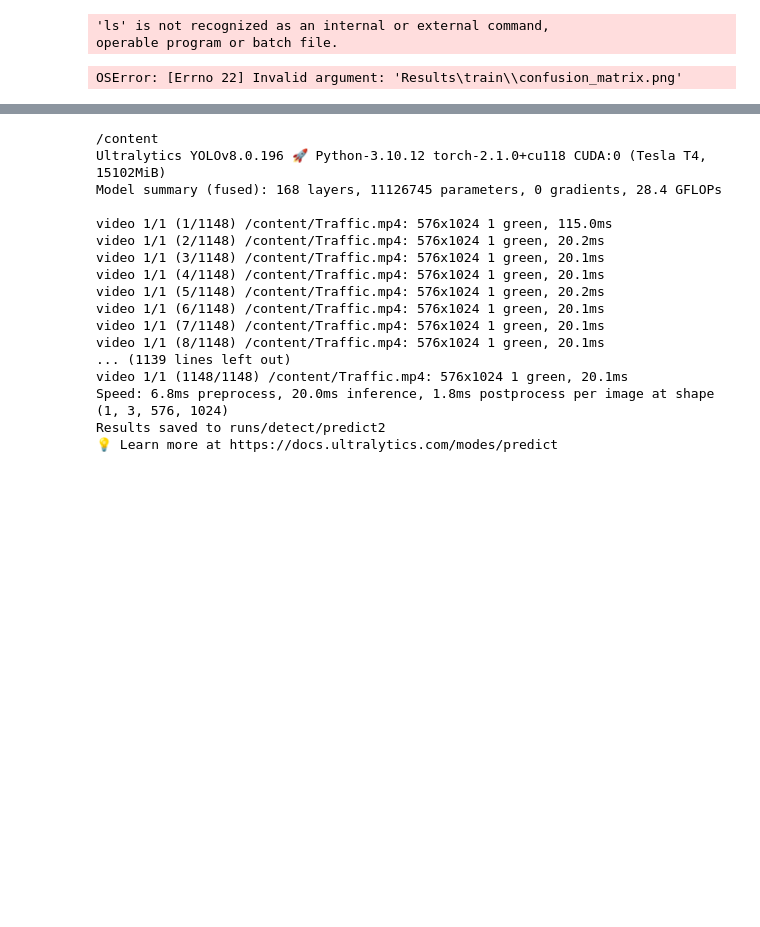
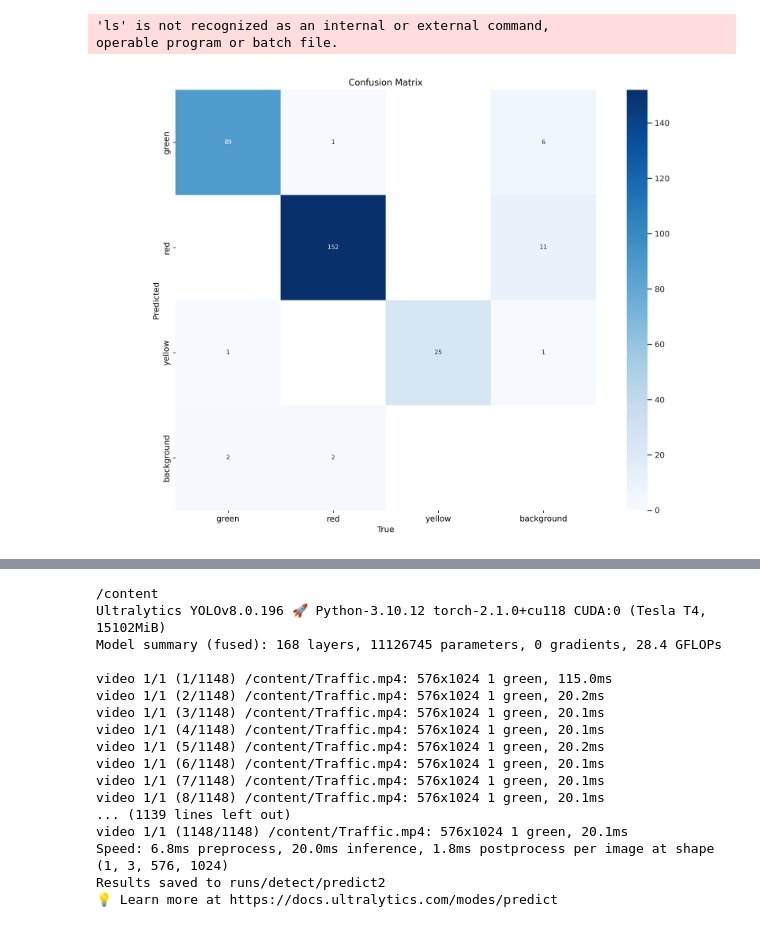
Before and after one commit to NaveenGumaste/Traffic_Light_Detection, a Jupyter notebook: Traffic_Light_Detection_(cinTAv2).ipynb, the cells around one changed output, grey strips where cells are left out. Cells and saved outputs as stored; diff of their text form; code cells hidden in the pictures; blank space fills up the shorter version.

```diff
--- a/Traffic_Light_Detection_(cinTAv2).ipynb
+++ b/Traffic_Light_Detection_(cinTAv2).ipynb
@@ -140,7 +141,7 @@ operable program or batch file.
 # %%
 from IPython.display import Image, display
 # %%
-Image(filename = "Results\train\confusion_matrix.png")
+Image(filename = r"E:\Traffic_Light_Detection\Results\train\confusion_matrix.png")
 # %% [output]
-OSError: [Errno 22] Invalid argument: 'Results\train\\confusion_matrix.png'
+[figure, added]
 # %%
```
Also changed, not shown: parts of 13 cells of this notebook, 23 other files.
